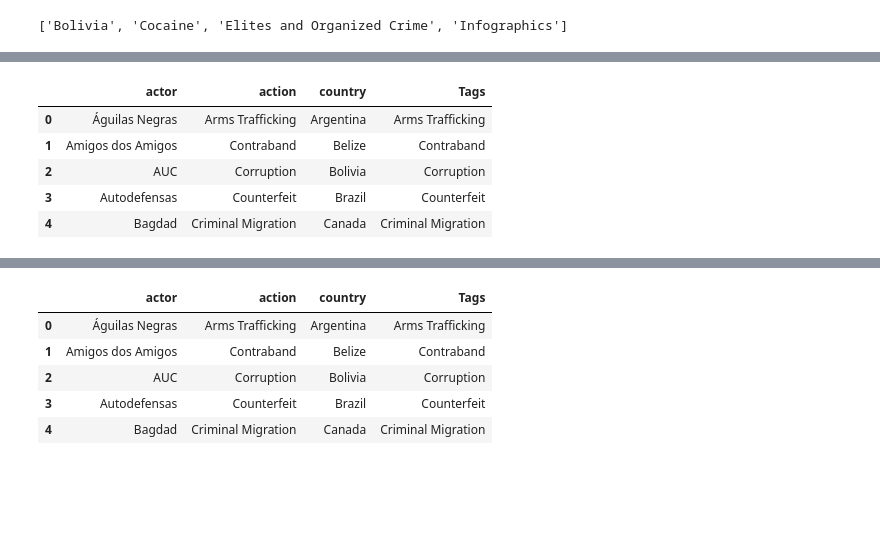
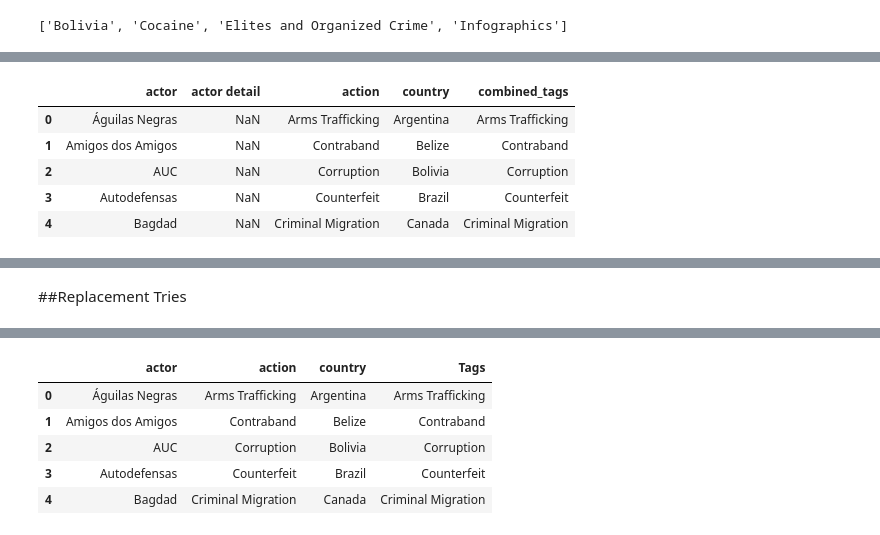
Before and after one commit to lwdozal/SI, a Jupyter notebook: replacement_loop.ipynb, the cells around one changed output, grey strips where cells are left out. Saved outputs shown, nothing was run; the diff lists cells and outputs as text; code cells hidden in the pictures; blank space fills up the shorter version.

```diff
--- a/replacement_loop.ipynb
+++ b/replacement_loop.ipynb
@@ -282,13 +274,15 @@ len(df.tags.unique())
 # %%
-new_tags = new_tags[['actor', 'action', 'country','Tags']]
+new_tags = new_tags[['actor','actor detail', 'action', 'country','Tags']]
+new_tags['combined_tags'] = new_tags['Tags']
+new_tags = new_tags[['actor', 'actor detail', 'action', 'country', 'combined_tags']]
 new_tags.head()
 # %% [output]
-|  | actor | action | country | Tags |
-| 0 | Águilas Negras | Arms Trafficking | Argentina | Arms Trafficking |
-| 1 | Amigos dos Amigos | Contraband | Belize | Contraband |
-| 2 | AUC | Corruption | Bolivia | Corruption |
-| 3 | Autodefensas | Counterfeit | Brazil | Counterfeit |
-| 4 | Bagdad | Criminal Migration | Canada | Criminal Migration |
+|  | actor | actor detail | action | country | combined_tags |
+| 0 | Águilas Negras | NaN | Arms Trafficking | Argentina | Arms Trafficking |
+| 1 | Amigos dos Amigos | NaN | Contraband | Belize | Contraband |
+| 2 | AUC | NaN | Corruption | Bolivia | Corruption |
+| 3 | Autodefensas | NaN | Counterfeit | Brazil | Counterfeit |
+| 4 | Bagdad | NaN | Criminal Migration | Canada | Criminal Migration |
 # %%
 #merge the datasets
 new = pd.concat([df, new_tags], axis=1, sort=False)
@@ -300,3 +294,5 @@ new.head()
 | 2 | Chris Dalby and Charlotte Dierkes | The sight of children bearing arm... | 2020-02-17 | Homicides,Mexico | Los Ardillos Continue Terrorizing... | Analysis | https://www.insightcrime.org/news... | Los Ardillos Continue Terrorizing... | [Homicides, Mexico] | AUC | Corruption | ... |
 | 3 | Maria Fernanda Ramírez | Helena is one of the many former ... | 2020-02-04 | Colombia,FARC,FARC peace,Gender a... | Former FARC Guerrillas Recognized... | Brief | https://www.insightcrime.org/news... | Former FARC Guerrillas Recognized... | [Colombia, FARC, FARC peace, Gend... | Autodefensas | Counterfeit | ... |
 | 4 | Maria Alejandra Navarrete | Luis Del Río Jiménez, alias “el T... | 2020-01-21 | Colombia,Elites and Organized Crime | Was ‘Señor T’ One of Colombia’s I... | Analysis | https://www.insightcrime.org/news... | Was ‘Señor T’ One of Colombia’s I... | [Colombia, Elites and Organized C... | Bagdad | Criminal Migration | ... |
+# %% [markdown]
+##Replacement Tries
```
Also changed, not shown: parts of 19 cells of this notebook.
